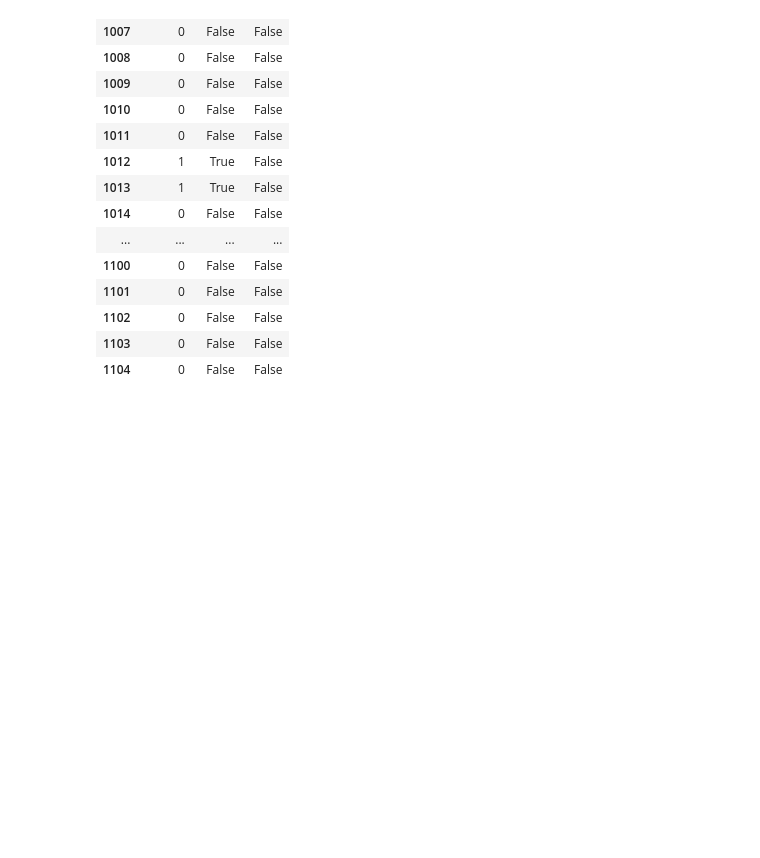
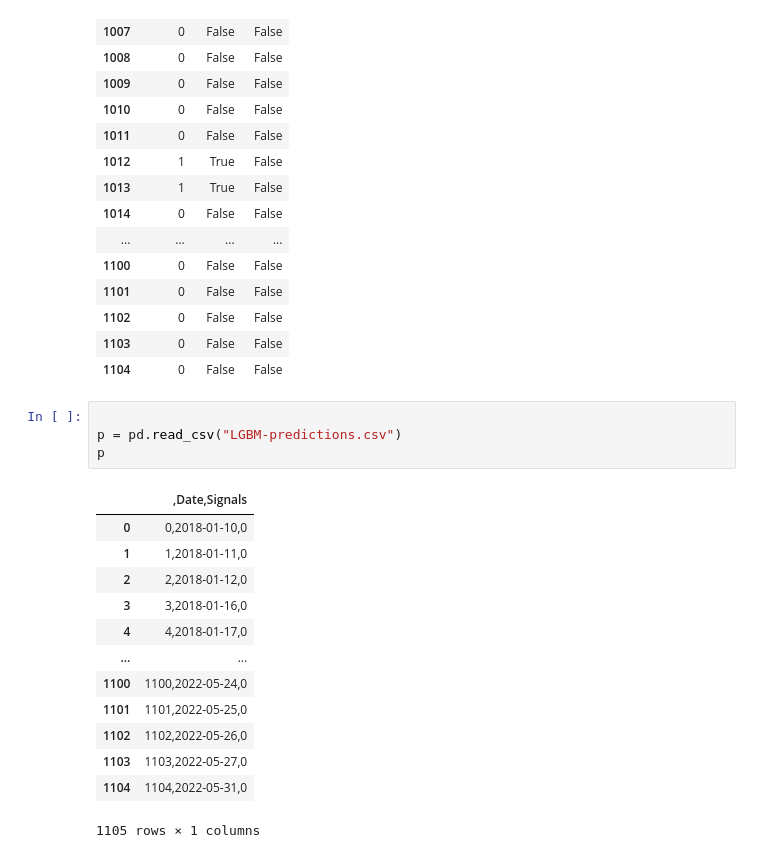
Before and after one commit to ata-turhan/Alpha-Trading-Bot, a Jupyter notebook: data/Untitled.ipynb, the cells around one changed output. Drawn from its saved outputs; the diff is of its cells as text; blank space fills up the shorter version.

```diff
--- a/data/Untitled.ipynb
+++ b/data/Untitled.ipynb
@@ -230,3 +230,21 @@ r.tail(100)
 | 1102 | 0 | False | False |
 | 1103 | 0 | False | False |
 | 1104 | 0 | False | False |
+# %%
+
+p = pd.read_csv("LGBM-predictions.csv")
+p
+# %% [output]
+|  | ,Date,Signals |
+| 0 | 0,2018-01-10,0 |
+| 1 | 1,2018-01-11,0 |
+| 2 | 2,2018-01-12,0 |
+| 3 | 3,2018-01-16,0 |
+| 4 | 4,2018-01-17,0 |
+| ... | ... |
+| 1100 | 1100,2022-05-24,0 |
+| 1101 | 1101,2022-05-25,0 |
+| 1102 | 1102,2022-05-26,0 |
+| 1103 | 1103,2022-05-27,0 |
+| 1104 | 1104,2022-05-31,0 |
+1105 rows × 1 columns
```
Also changed, not shown: parts of 4 cells of this notebook, 2 other files.
